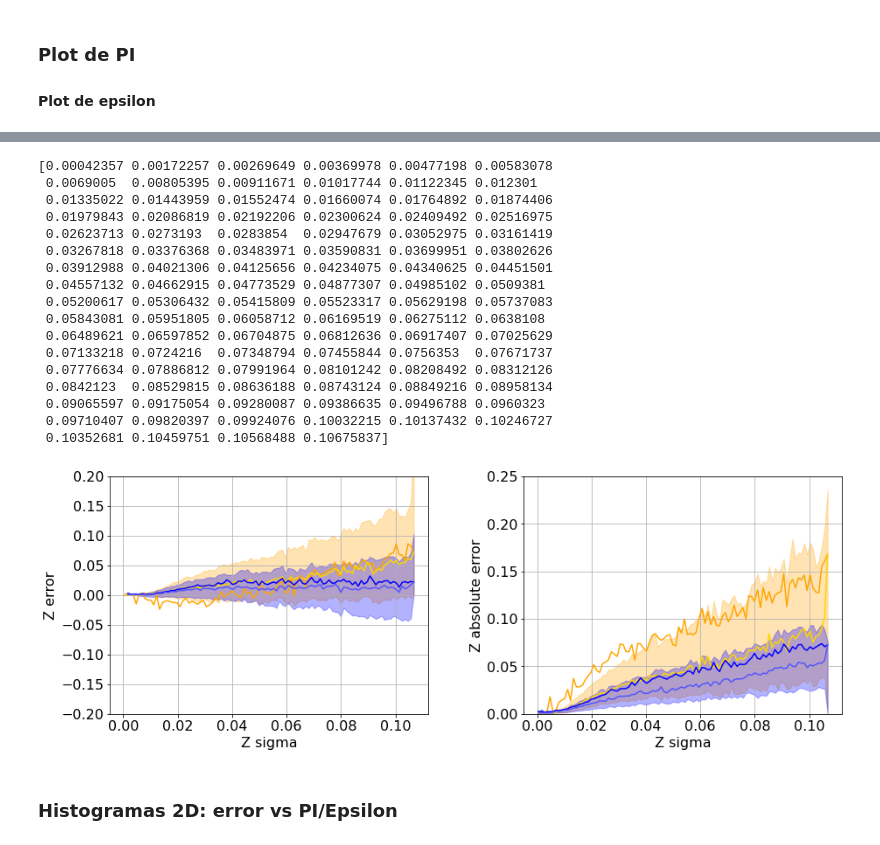
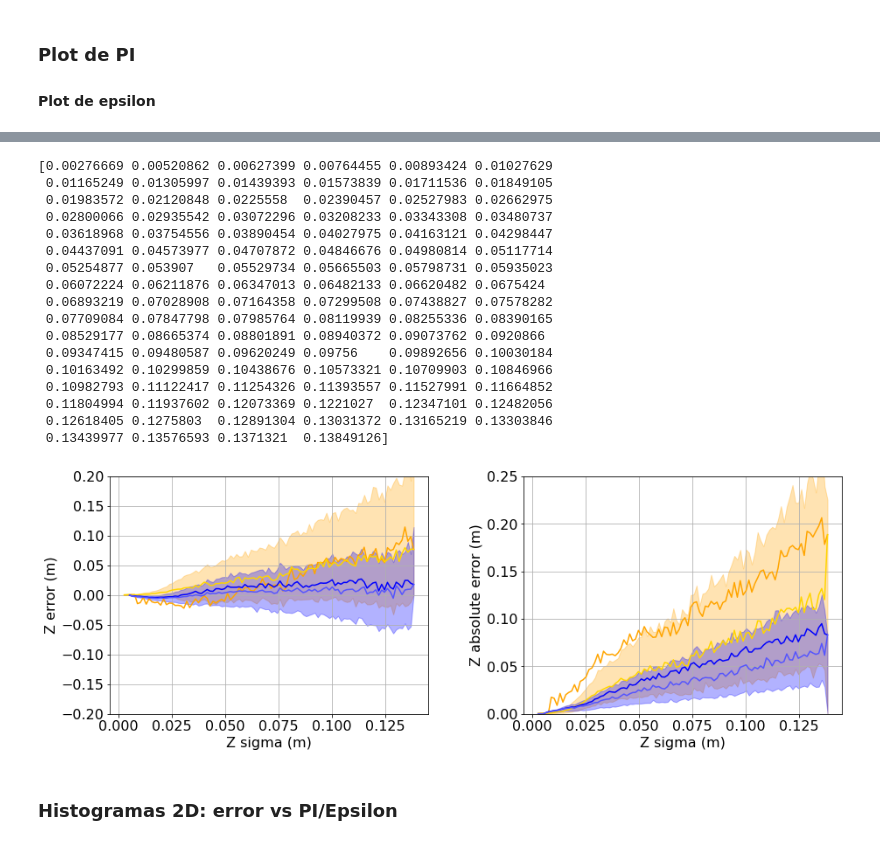
Before and after one commit to AntonioJojoto/single-line-NN-TFG, a Jupyter notebook: Evaluation/Evaluacion_Zenith_Final.ipynb, the cells around one changed output, grey strips where cells are left out. Saved outputs shown, nothing was run; the diff lists cells and outputs as text; code cells hidden in the pictures.

```diff
--- a/Evaluation/Evaluacion_Zenith_Final.ipynb
+++ b/Evaluation/Evaluacion_Zenith_Final.ipynb
@@ -21,7 +21,7 @@ import random
 import h5py
 import sklearn.metrics
 
-folder_fig="figuras/conv7_MDN"
+folder_fig="Zenith"
 # %% [markdown]
 ## Declaramos el Dataloader que se ha usado para entrenar la red
 # %%
@@ -213,9 +191,8 @@ class Net(nn.Module):
 device = torch.device("cuda" if torch.cuda.is_available() else "cpu")
 net=Net()
 print(net)
-net.cuda()
 # Cargar aqui el archivo
-net.load_state_dict(torch.load('Conv7_MDN_Rial2/Conv7_MDN_Full_exp_1.pt'))
+net.load_state_dict(torch.load('Conv7_MDN/Conv7_MDNH_1000_Rad_exp_2.pt'))
 net.eval()
 # This is where the values will be stored
 target_temp=np.zeros([test_data.get_len(),1])
@@ -227,15 +204,14 @@ for batch in range(test_data.get_iter()):
     # Get the data
     data,target = test_data.get_batch(batch)
     # move tensors to GPU if CUDA is available
-    data = data.cuda()
+    data = data
     # Get the results from the foward pass to the CPU
     # And get it as an numpy matrix
-    mu,sigma,pi = net(data)
-    mu_selected,sigma_selected = get_prediction(mu,sigma,pi)
+    mu,sigma = net(data)
     # Get from tensors to numpy
 
-    output = mu_selected.cpu().detach().numpy()
-    sigma = sigma_selected.detach().cpu().numpy()
+    output = mu.detach().numpy()
+    sigma = sigma.detach().numpy()
     target = target.numpy()
     # calculate the batch loss
     MAE += np.sum(np.abs(output-target))
@@ -656,55 +632,55 @@ x, y, q1, q3 = smooth_median (zeta_std[z_msk], zeta_error[z_msk], n_bins) #cojo
 plt.plot(x[1:], y[1:], '#5555ff')
 plt.fill_between(x, q3,q1,color='blue',alpha=0.3)
 
 plt.ylim(-0.2, 0.2)
-plt.ylabel('Z error')
-plt.xlabel('Z sigma')
+plt.ylabel('Z error (m)')
+plt.xlabel('Z sigma (m)')
 #plt.legend(("Model (ReLU) error", 'Model(ReLU) error deviation'),loc='upper right')
 plt.grid()
 
 plt.subplot(1, 2, 2)
 x, y, x_err, y_err = smooth_values (zeta_std[z_msk], bbfit_zeta_error_abs[z_msk], n_bins) #cojo los valores
 plt.plot(x, y, 'orange')
 x, y, q1, q3 = smooth_median (zeta_std[z_msk], bbfit_zeta_error_abs[z_msk], n_bins) #cojo los valores
 plt.plot(x, y, '#ffd500')
 plt.fill_between(x, q3,q1,color='orange',alpha=0.3)
 
 x, y, x_err, y_err = smooth_values (zeta_std[z_msk], zeta_error_abs[z_msk], n_bins) #cojo los valores
 print(x)
 plt.plot(x, y, 'blue')
 x, y, q1, q3 = smooth_median (zeta_std[z_msk], zeta_error_abs[z_msk], n_bins) #cojo los valores
 plt.plot(x, y, '#5555ff')
 plt.fill_between(x, q3,q1,color='blue',alpha=0.3)
 
 plt.ylim(0, 0.25)
-plt.ylabel('Z absolute error')
-plt.xlabel('Z sigma')
+plt.ylabel('Z absolute error (m)')
+plt.xlabel('Z sigma (m)')
 #plt.legend(("Model (ReLU) error", 'Model(ReLU) error deviation'),loc='upper right')
 plt.grid()
 
 plt.subplots_adjust(hspace=0.25,wspace=0.3)
 # Guardo la figura y la muestro
 plt.savefig(str(folder_fig)+'/eps_Z.png')
 plt.show(); #muestro las figuras
 # %% [output]
-[0.00042357 0.00172257 0.00269649 0.00369978 0.00477198 0.00583078
- 0.0069005  0.00805395 0.00911671 0.01017744 0.01122345 0.012301
- 0.01335022 0.01443959 0.01552474 0.01660074 0.01764892 0.01874406
- 0.01979843 0.02086819 0.02192206 0.02300624 0.02409492 0.02516975
- 0.02623713 0.0273193  0.0283854  0.02947679 0.03052975 0.03161419
- 0.03267818 0.03376368 0.03483971 0.03590831 0.03699951 0.03802626
- 0.03912988 0.04021306 0.04125656 0.04234075 0.04340625 0.04451501
- 0.04557132 0.04662915 0.04773529 0.04877307 0.04985102 0.0509381
- 0.05200617 0.05306432 0.05415809 0.05523317 0.05629198 0.05737083
- 0.05843081 0.05951805 0.06058712 0.06169519 0.06275112 0.0638108
- 0.06489621 0.06597852 0.06704875 0.06812636 0.06917407 0.07025629
- 0.07133218 0.0724216  0.07348794 0.07455844 0.0756353  0.07671737
- 0.07776634 0.07886812 0.07991964 0.08101242 0.08208492 0.08312126
- 0.0842123  0.08529815 0.08636188 0.08743124 0.08849216 0.08958134
- 0.09065597 0.09175054 0.09280087 0.09386635 0.09496788 0.0960323
- 0.09710407 0.09820397 0.09924076 0.10032215 0.10137432 0.10246727
- 0.10352681 0.10459751 0.10568488 0.10675837]
+[0.00276669 0.00520862 0.00627399 0.00764455 0.00893424 0.01027629
+ 0.01165249 0.01305997 0.01439393 0.01573839 0.01711536 0.01849105
+ 0.01983572 0.02120848 0.0225558  0.02390457 0.02527983 0.02662975
+ 0.02800066 0.02935542 0.03072296 0.03208233 0.03343308 0.03480737
+ 0.03618968 0.03754556 0.03890454 0.04027975 0.04163121 0.04298447
+ 0.04437091 0.04573977 0.04707872 0.04846676 0.04980814 0.05117714
+ 0.05254877 0.053907   0.05529734 0.05665503 0.05798731 0.05935023
+ 0.06072224 0.06211876 0.06347013 0.06482133 0.06620482 0.0675424
+ 0.06893219 0.07028908 0.07164358 0.07299508 0.07438827 0.07578282
+ 0.07709084 0.07847798 0.07985764 0.08119939 0.08255336 0.08390165
+ 0.08529177 0.08665374 0.08801891 0.08940372 0.09073762 0.0920866
+ 0.09347415 0.09480587 0.09620249 0.09756    0.09892656 0.10030184
+ 0.10163492 0.10299859 0.10438676 0.10573321 0.10709903 0.10846966
+ 0.10982793 0.11122417 0.11254326 0.11393557 0.11527991 0.11664852
+ 0.11804994 0.11937602 0.12073369 0.1221027  0.12347101 0.12482056
+ 0.12618405 0.1275803  0.12891304 0.13031372 0.13165219 0.13303846
+ 0.13439977 0.13576593 0.1371321  0.13849126]
-[figure, old version]
+[figure, new version]
 # %% [markdown]
 ### Histogramas 2D: error vs PI/Epsilon
 # %%
```
Also changed, not shown: parts of 26 cells of this notebook, 1 other file.
